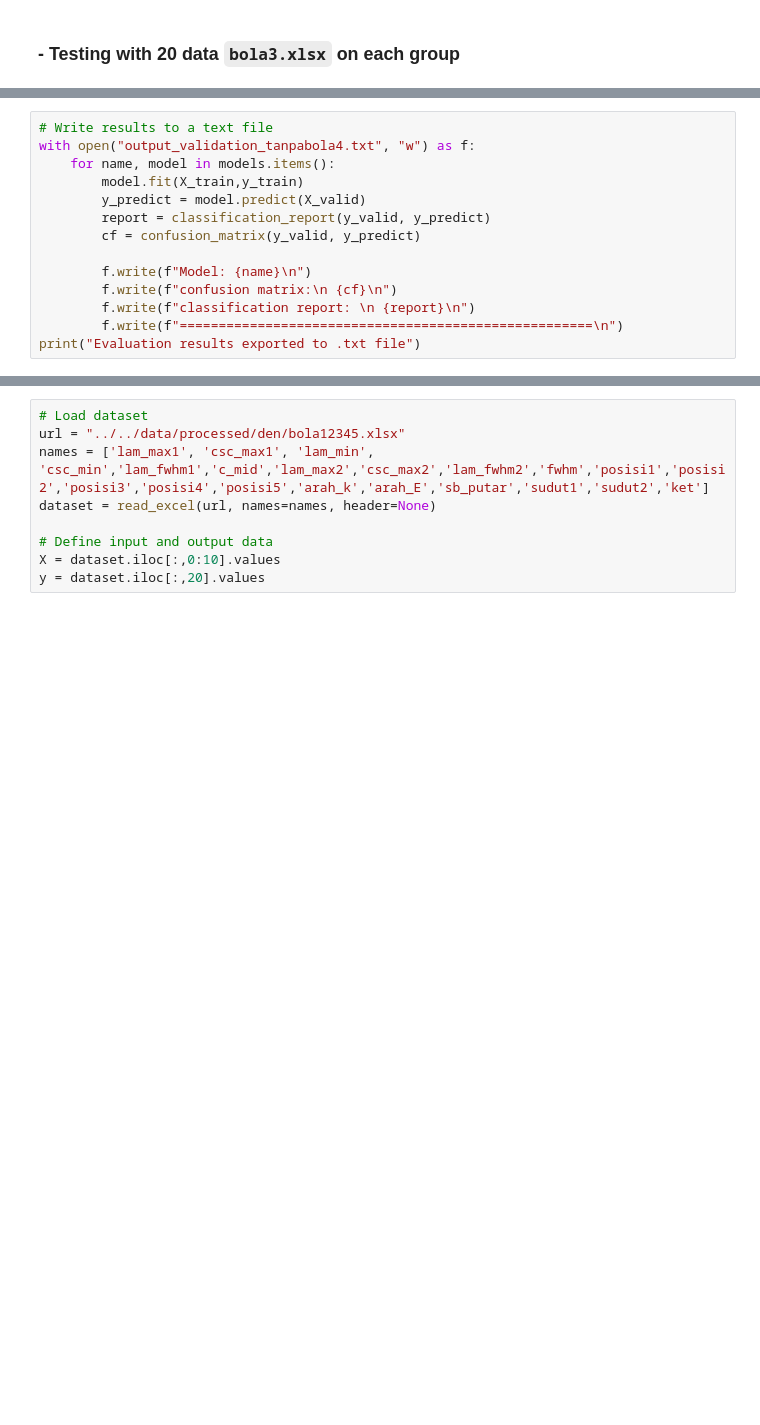
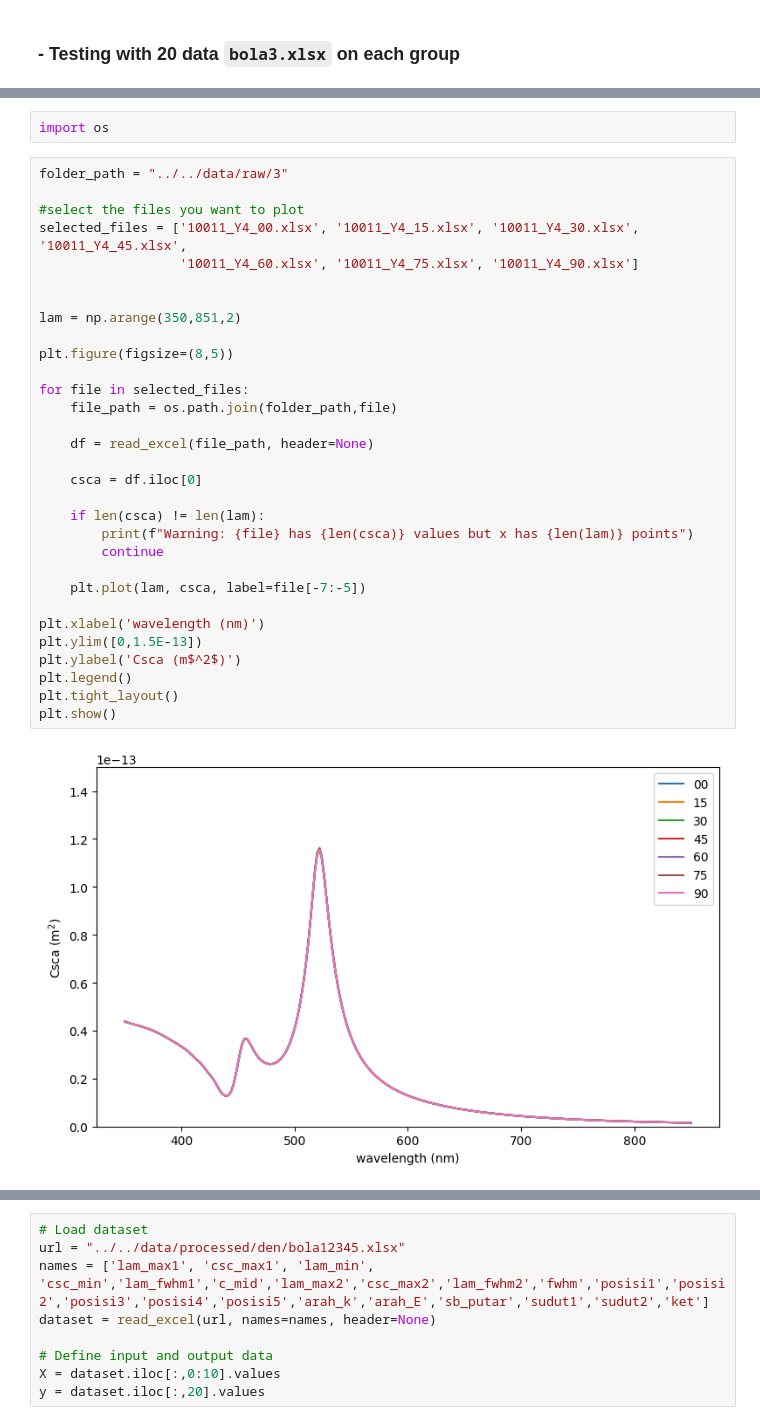
Before and after one commit to dudung/ml4spec2conf, a Jupyter notebook: src/den/ML_Classification of NP.ipynb, the cells around one changed output, grey strips where cells are left out. Drawn from its saved outputs; the diff is of its cells as text; blank space fills up the shorter version.

Commit message:
Revised the notebook, uploaded the experiment data, and adding the output.txt

```diff
--- a/src/den/ML_Classification of NP.ipynb
+++ b/src/den/ML_Classification of NP.ipynb
@@ -242,14 +212,0 @@ print(len(y_valid)/(len(y_train) + len(y_valid)))
-# %%
-# Write results to a text file
-with open("output_validation_tanpabola4.txt", "w") as f:
-    for name, model in models.items():
-        model.fit(X_train,y_train)
-        y_predict = model.predict(X_valid)
-        report = classification_report(y_valid, y_predict)
-        cf = confusion_matrix(y_valid, y_predict)
-
-        f.write(f"Model: {name}\n")
-        f.write(f"confusion matrix:\n {cf}\n")
-        f.write(f"classification report: \n {report}\n")
-        f.write(f"=====================================================\n")
-print("Evaluation results exported to .txt file")
@@ -255,0 +293,35 @@ print("Evaluation results exported to .txt file")
+# %%
+import os
+# %%
+folder_path = "../../data/raw/3"
+
+#select the files you want to plot
+selected_files = ['10011_Y4_00.xlsx', '10011_Y4_15.xlsx', '10011_Y4_30.xlsx', '10011_Y4_45.xlsx',
+                  '10011_Y4_60.xlsx', '10011_Y4_75.xlsx', '10011_Y4_90.xlsx']
+
+
+lam = np.arange(350,851,2)
+
+plt.figure(figsize=(8,5))
+
+for file in selected_files:
+    file_path = os.path.join(folder_path,file)
+
+    df = read_excel(file_path, header=None)
+
+    csca = df.iloc[0]
+
+    if len(csca) != len(lam):
+        print(f"Warning: {file} has {len(csca)} values but x has {len(lam)} points")
+        continue
+
+    plt.plot(lam, csca, label=file[-7:-5])
+
+plt.xlabel('wavelength (nm)')
+plt.ylim([0,1.5E-13])
+plt.ylabel('Csca (m$^2$)')
+plt.legend()
+plt.tight_layout()
+plt.show()
+# %% [output]
+[figure, added]
```
Also changed, not shown: parts of 28 cells of this notebook, 13 other files.
